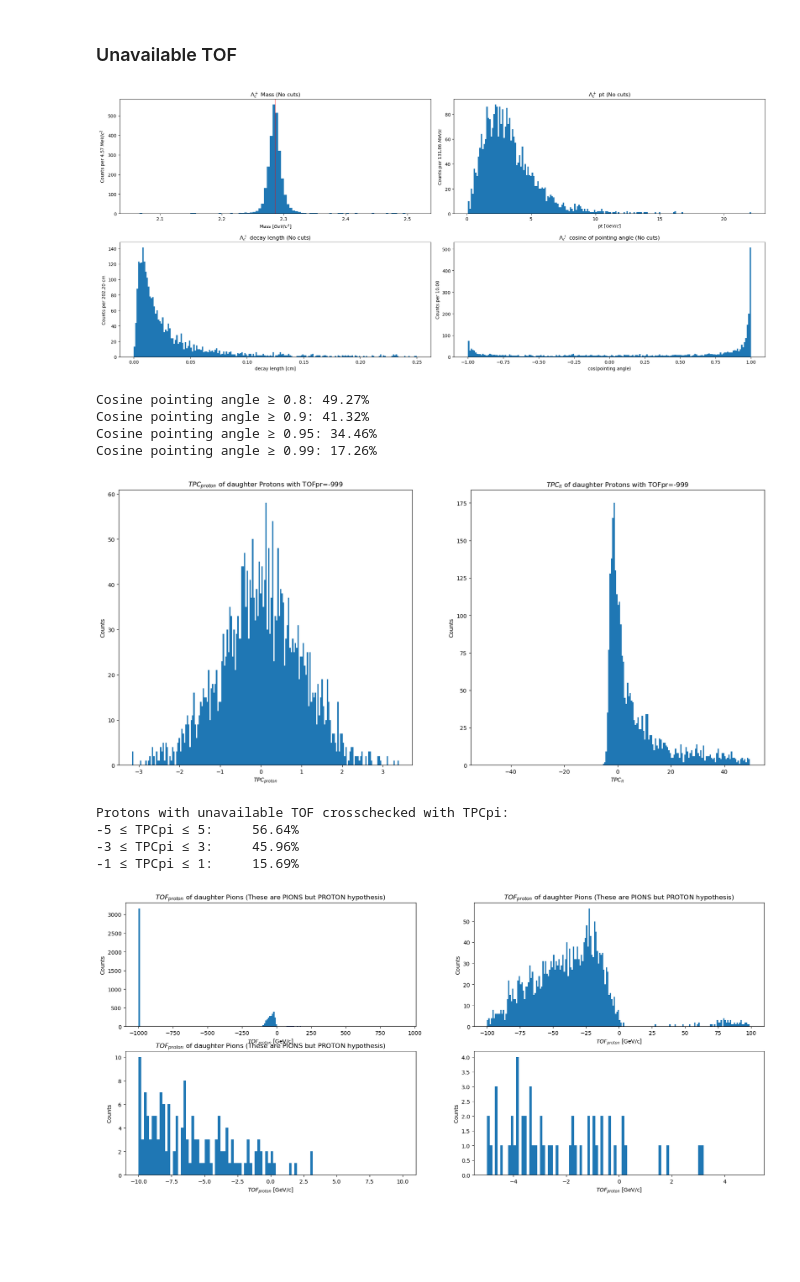
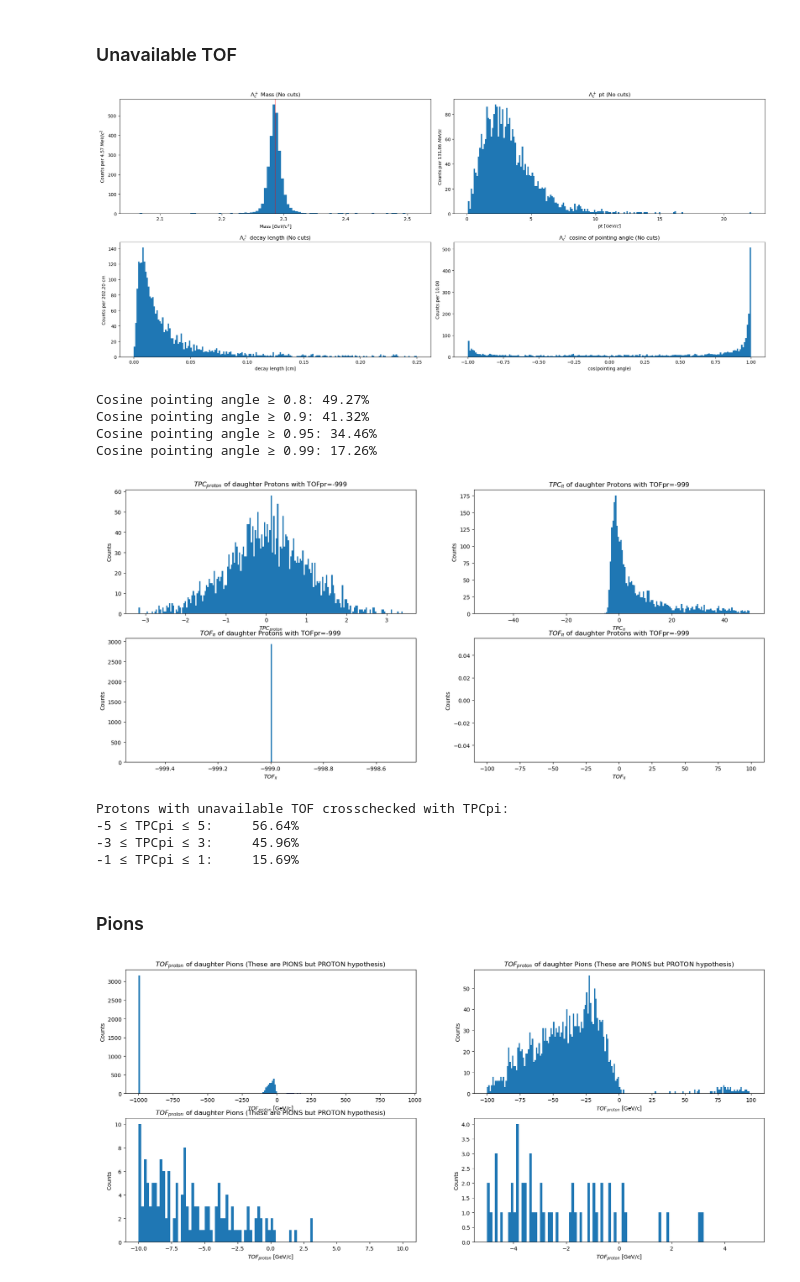
Before and after one commit to LeoPi314/LCPB_Project, a Jupyter notebook: MC_Only_Lambda.ipynb, the cells around one changed output. Drawn from its saved outputs; the diff is of its cells as text; code cells hidden in the pictures; blank space fills up the shorter version.

```diff
--- a/MC_Only_Lambda.ipynb
+++ b/MC_Only_Lambda.ipynb
@@ -1050,47 +1072,60 @@ ax[1][0].set_xlabel("decay length [cm]")
 ax[1][0].set_ylabel(f"Counts per {((df["decay_length"].max()-0)/N_BINS)*1000:.2f} cm")
 ax[1][0].set_title(r"$\Lambda^+_c$ decay length (No cuts)")
 
 
 ax[1][1].hist(df_TOFpr999["cos_pointing"], bins=N_BINS,range=(-1, 1))
 ax[1][1].set_xlabel("cos(pointing angle)")
 ax[1][1].set_ylabel(f"Counts per {((2)/N_BINS)*1000:.2f}")
 ax[1][1].set_title(r"$\Lambda^+_c$ cosine of pointing angle (No cuts)")
 plt.tight_layout()
 plt.show()
 
 COS_THRESHOLD = [0.80,0.90, 0.95, 0.99]
 for i in range (len(COS_THRESHOLD)):
     print(f"Cosine pointing angle ≥ {COS_THRESHOLD[i]}: {((df_TOFpr999["cos_pointing"]>=COS_THRESHOLD[i]).sum()/len(df_TOFpr999)*100):.2f}%")
 
-fig, ax = plt.subplots(1,2,figsize=(21,9))
-ax[0].hist( np.where(df_TOFpr999["PDG_1"]==2212, df_TOFpr999["TPCpr_1"], df_TOFpr999["TPCpr_3"]), bins=N_bin )
-ax[0].set_title(r"$TPC_{proton}$ of daughter Protons with TOFpr=-999")
-ax[0].set_xlabel(r"$TPC_{proton}$")
-ax[0].set_ylabel(f"Counts")
+fig, ax = plt.subplots(2,2,figsize=(21,9))
+ax[0][0].hist( np.where(df_TOFpr999["PDG_1"]==2212, df_TOFpr999["TPCpr_1"], df_TOFpr999["TPCpr_3"]), bins=N_bin )
+ax[0][0].set_title(r"$TPC_{proton}$ of daughter Protons with TOFpr=-999")
+ax[0][0].set_xlabel(r"$TPC_{proton}$")
+ax[0][0].set_ylabel(f"Counts")
 
-ax[1].hist( np.where(df_TOFpr999["PDG_1"]==2212, df_TOFpr999["TPCpi_1"], df_TOFpr999["TPCpi_3"]), bins=N_bin, range=(-50,50) )
-ax[1].set_title(r"$TPC_{\pi}$ of daughter Protons with TOFpr=-999")
-ax[1].set_xlabel(r"$TPC_{\pi}$")
-ax[1].set_ylabel(f"Counts")
+ax[0][1].hist( np.where(df_TOFpr999["PDG_1"]==2212, df_TOFpr999["TPCpi_1"], df_TOFpr999["TPCpi_3"]), bins=N_bin, range=(-50,50) )
+ax[0][1].set_title(r"$TPC_{\pi}$ of daughter Protons with TOFpr=-999")
+ax[0][1].set_xlabel(r"$TPC_{\pi}$")
+ax[0][1].set_ylabel(f"Counts")
+
+ax[1][0].hist( np.where(df_TOFpr999["PDG_1"]==2212, df_TOFpr999["TOFpi_1"], df_TOFpr999["TOFpi_3"]), bins=N_bin )
+ax[1][0].set_title(r"$TOF_{\pi}$ of daughter Protons with TOFpr=-999")
+ax[1][0].set_xlabel(r"$TOF_{\pi}$")
+ax[1][0].set_ylabel(f"Counts")
+
+ax[1][1].hist( np.where(df_TOFpr999["PDG_1"]==2212, df_TOFpr999["TOFpi_1"], df_TOFpr999["TOFpi_3"]), bins=N_bin, range=(-100,100) )
+ax[1][1].set_title(r"$TOF_{\pi}$ of daughter Protons with TOFpr=-999")
+ax[1][1].set_xlabel(r"$TOF_{\pi}$")
+ax[1][1].set_ylabel(f"Counts")
+
 plt.show()
 
 print("Protons with unavailable TOF crosschecked with TPCpi:")
 TPC_THR = [5,3,1]
 for i in range(len(TPC_THR)):
     print(f"{-TPC_THR[i]} ≤ TPCpi ≤ {TPC_THR[i]}: \
     {sum(np.abs(np.where(df_TOFpr999["PDG_1"]==2212, df_TOFpr999["TPCpi_1"], df_TOFpr999["TPCpi_3"]))<=TPC_THR[i]) \
     /len(df_TOFpr999)*100:.2f}%")
 # %% [output]
 [figure]
 Cosine pointing angle ≥ 0.8: 49.27%
 Cosine pointing angle ≥ 0.9: 41.32%
 Cosine pointing angle ≥ 0.95: 34.46%
 Cosine pointing angle ≥ 0.99: 17.26%
-[figure, old version]
+[figure, new version]
 Protons with unavailable TOF crosschecked with TPCpi:
 -5 ≤ TPCpi ≤ 5:     56.64%
 -3 ≤ TPCpi ≤ 3:     45.96%
 -1 ≤ TPCpi ≤ 1:     15.69%
+# %% [markdown]
+### Pions
 # %%
 # these are pions(211) but I check the variables relative to protons to see if they are easy to spot
 # Let's see some properties for pions
```
Also changed, not shown: parts of 5 cells of this notebook.
